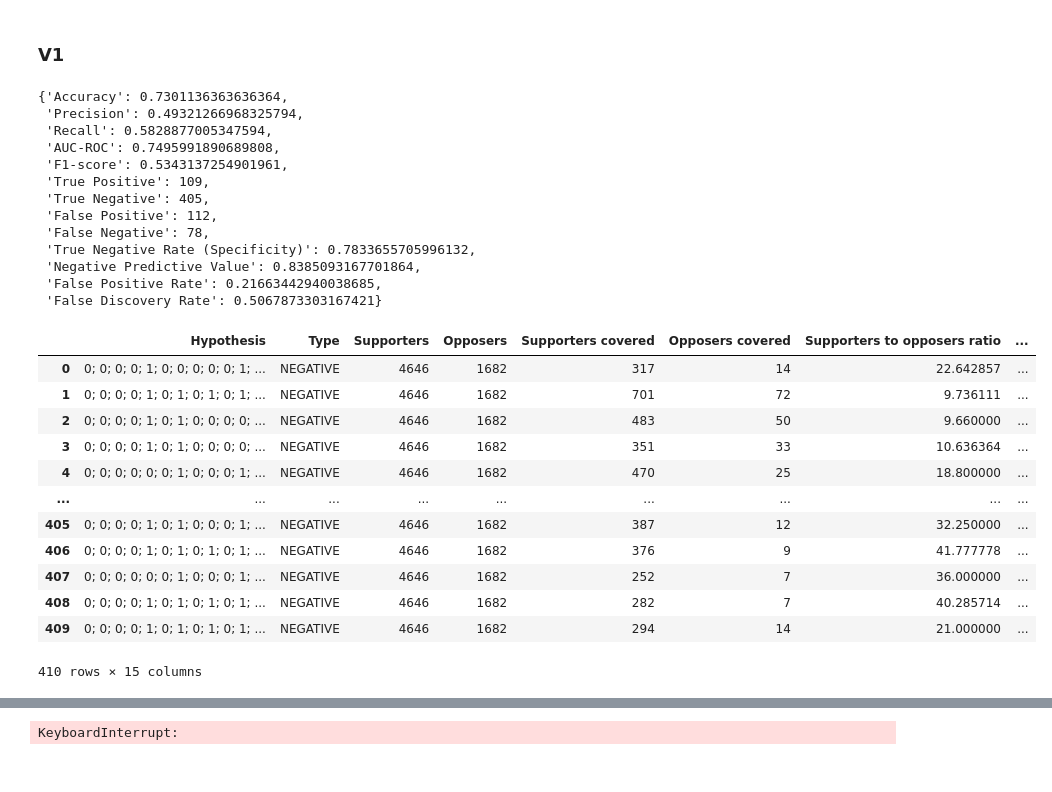
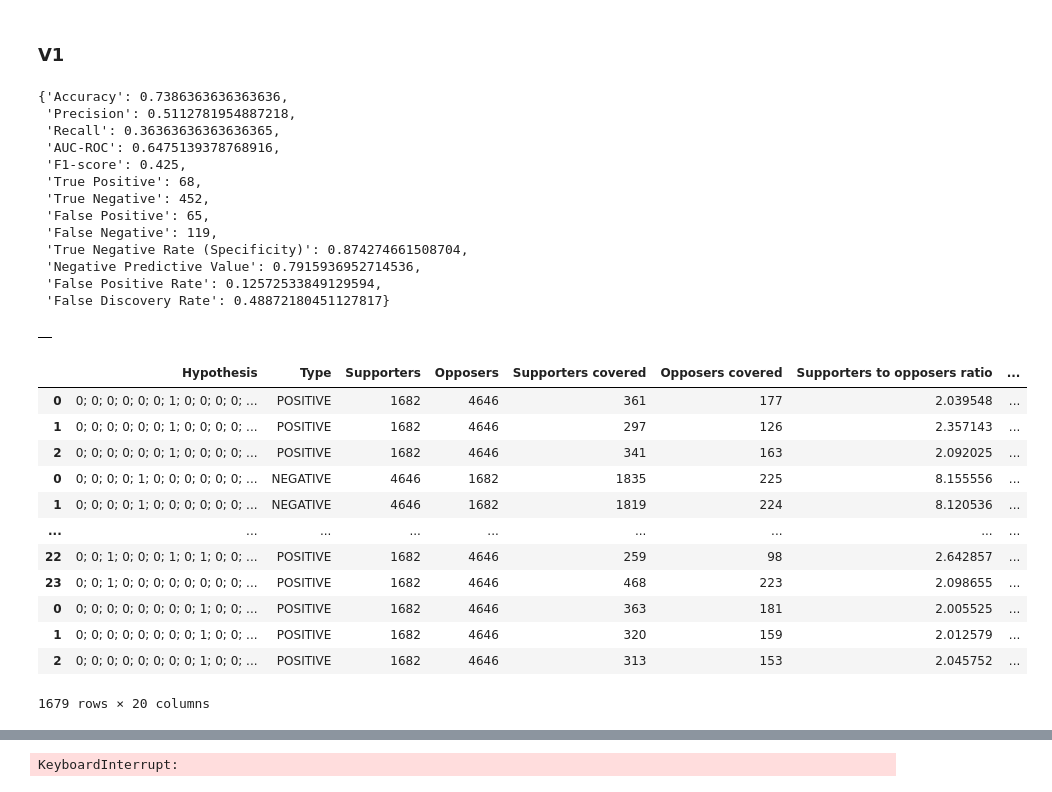
Before and after one commit to TTPO100AJIEX/OSDA-LazyFCA, a Jupyter notebook: 5__metrics.ipynb, the cells around one changed output, grey strips where cells are left out. Saved outputs shown, nothing was run; the diff lists cells and outputs as text; code cells hidden in the pictures.

```diff
--- a/5__metrics.ipynb
+++ b/5__metrics.ipynb
@@ -137,45 +138,53 @@ for column, ax in zip(COLUMNS, axes.flat):
 # %%
 classifier = LazyFCA(
     pos_params=LazyFCA.Params(
-        supporters_covered=5,
-        supporter_opposer_ratio=1 / 2.75,
-        matthews_correlation=0.2,
+        supporters_covered=100, #5,
+        supporter_opposer_ratio=2, # 1 / 2.75,
+        matthews_correlation=0.25,
+        # information_gain=0.4,
     ),
     neg_params=LazyFCA.Params(
-        supporters_covered=10,
+        supporters_covered=1500, #10,
         supporter_opposer_ratio=4,
-        matthews_correlation=0.1,
+        matthews_correlation=0.2,
+        # information_gain=0.4,
     ),
-    pos_weight=1.0
+    pos_weight=3.5, # 1.0
 )
 classifier.fit(X_train, y_train)
 y_pred = classifier.predict(X_test)
 display(estimate_quality(y_pred, y_test))
 classifier.explain_sample(X_test.iloc[502]).display()
 # %% [output]
-{'Accuracy': 0.7301136363636364,
- 'Precision': 0.49321266968325794,
- 'Recall': 0.5828877005347594,
- 'AUC-ROC': 0.7495991890689808,
- 'F1-score': 0.5343137254901961,
- 'True Positive': 109,
- 'True Negative': 405,
- 'False Positive': 112,
- 'False Negative': 78,
- 'True Negative Rate (Specificity)': 0.7833655705996132,
- 'Negative Predictive Value': 0.8385093167701864,
- 'False Positive Rate': 0.21663442940038685,
- 'False Discovery Rate': 0.5067873303167421}
+{'Accuracy': 0.7386363636363636,
+ 'Precision': 0.5112781954887218,
+ 'Recall': 0.36363636363636365,
+ 'AUC-ROC': 0.6475139378768916,
+ 'F1-score': 0.425,
+ 'True Positive': 68,
+ 'True Negative': 452,
+ 'False Positive': 65,
+ 'False Negative': 119,
+ 'True Negative Rate (Specificity)': 0.874274661508704,
+ 'Negative Predictive Value': 0.7915936952714536,
+ 'False Positive Rate': 0.12572533849129594,
+ 'False Discovery Rate': 0.48872180451127817}
-|  | Hypothesis | Type | Supporters | Opposers | Supporters covered | Opposers covered | Supporters to opposers ratio | ... |
-| 0 | 0; 0; 0; 0; 1; 0; 0; 0; 0; 0; 1; ... | NEGATIVE | 4646 | 1682 | 317 | 14 | 22.642857 | ... |
-| 1 | 0; 0; 0; 0; 1; 0; 1; 0; 1; 0; 1; ... | NEGATIVE | 4646 | 1682 | 701 | 72 | 9.736111 | ... |
-| 2 | 0; 0; 0; 0; 1; 0; 1; 0; 0; 0; 0; ... | NEGATIVE | 4646 | 1682 | 483 | 50 | 9.660000 | ... |
-| 3 | 0; 0; 0; 0; 1; 0; 1; 0; 0; 0; 0; ... | NEGATIVE | 4646 | 1682 | 351 | 33 | 10.636364 | ... |
-| 4 | 0; 0; 0; 0; 0; 0; 1; 0; 0; 0; 1; ... | NEGATIVE | 4646 | 1682 | 470 | 25 | 18.800000 | ... |
-| ... | ... | ... | ... | ... | ... | ... | ... | ... |
-| 405 | 0; 0; 0; 0; 1; 0; 1; 0; 0; 0; 1; ... | NEGATIVE | 4646 | 1682 | 387 | 12 | 32.250000 | ... |
-| 406 | 0; 0; 0; 0; 1; 0; 1; 0; 1; 0; 1; ... | NEGATIVE | 4646 | 1682 | 376 | 9 | 41.777778 | ... |
-| 407 | 0; 0; 0; 0; 0; 0; 1; 0; 0; 0; 1; ... | NEGATIVE | 4646 | 1682 | 252 | 7 | 36.000000 | ... |
-| 408 | 0; 0; 0; 0; 1; 0; 1; 0; 1; 0; 1; ... | NEGATIVE | 4646 | 1682 | 282 | 7 | 40.285714 | ... |
-| 409 | 0; 0; 0; 0; 1; 0; 1; 0; 1; 0; 1; ... | NEGATIVE | 4646 | 1682 | 294 | 14 | 21.000000 | ... |
+|  |
-410 rows × 15 columns
+# %%
+all_explanations = classifier.explain(X_test)
+scores = pandas.concat(map(lambda explanation: explanation.display(), all_explanations), axis = 0).drop_duplicates()
+scores
+# %% [output]
+|  | Hypothesis | Type | Supporters | Opposers | Supporters covered | Opposers covered | Supporters to opposers ratio | ... |
+| 0 | 0; 0; 0; 0; 0; 0; 1; 0; 0; 0; 0; ... | POSITIVE | 1682 | 4646 | 361 | 177 | 2.039548 | ... |
+| 1 | 0; 0; 0; 0; 0; 0; 1; 0; 0; 0; 0; ... | POSITIVE | 1682 | 4646 | 297 | 126 | 2.357143 | ... |
+| 2 | 0; 0; 0; 0; 0; 0; 1; 0; 0; 0; 0; ... | POSITIVE | 1682 | 4646 | 341 | 163 | 2.092025 | ... |
+| 0 | 0; 0; 0; 0; 1; 0; 0; 0; 0; 0; 0; ... | NEGATIVE | 4646 | 1682 | 1835 | 225 | 8.155556 | ... |
+| 1 | 0; 0; 0; 0; 1; 0; 0; 0; 0; 0; 0; ... | NEGATIVE | 4646 | 1682 | 1819 | 224 | 8.120536 | ... |
+| ... | ... | ... | ... | ... | ... | ... | ... | ... |
+| 22 | 0; 0; 1; 0; 0; 0; 1; 0; 1; 0; 0; ... | POSITIVE | 1682 | 4646 | 259 | 98 | 2.642857 | ... |
+| 23 | 0; 0; 1; 0; 0; 0; 0; 0; 0; 0; 0; ... | POSITIVE | 1682 | 4646 | 468 | 223 | 2.098655 | ... |
+| 0 | 0; 0; 0; 0; 0; 0; 0; 0; 1; 0; 0; ... | POSITIVE | 1682 | 4646 | 363 | 181 | 2.005525 | ... |
+| 1 | 0; 0; 0; 0; 0; 0; 0; 0; 1; 0; 0; ... | POSITIVE | 1682 | 4646 | 320 | 159 | 2.012579 | ... |
+| 2 | 0; 0; 0; 0; 0; 0; 0; 0; 1; 0; 0; ... | POSITIVE | 1682 | 4646 | 313 | 153 | 2.045752 | ... |
+1679 rows × 20 columns
```
Also changed, not shown: parts of 4 cells of this notebook, 2 other files.
